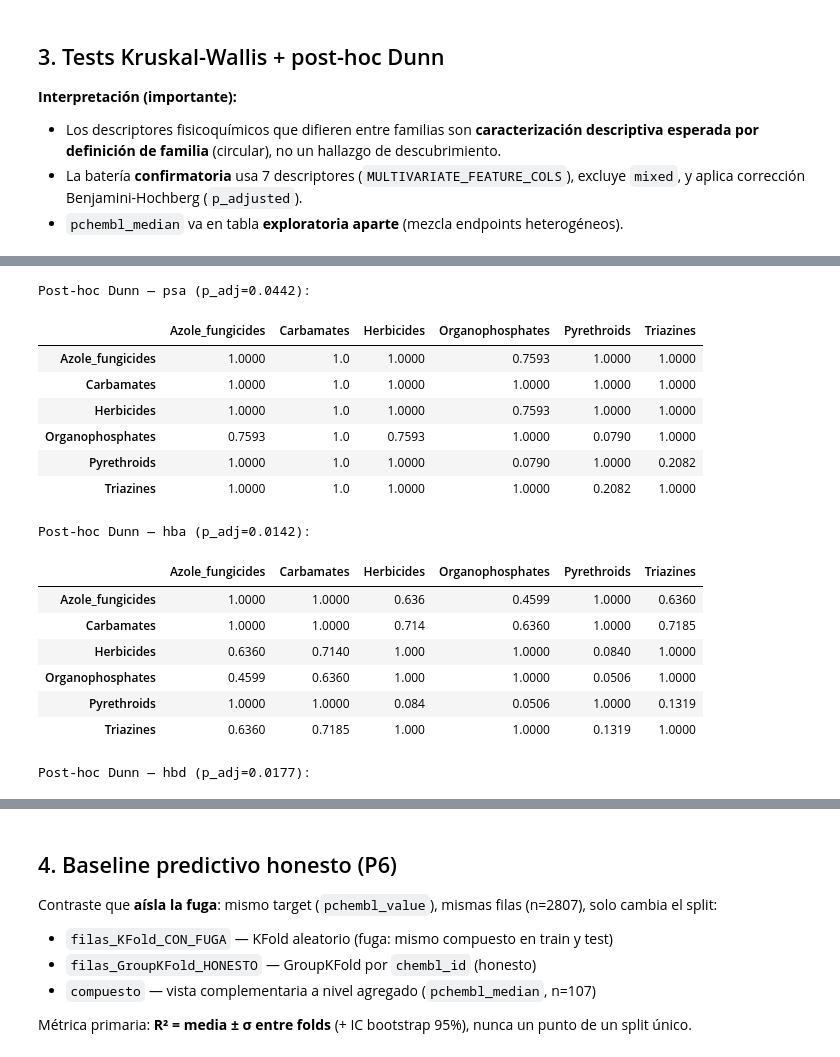
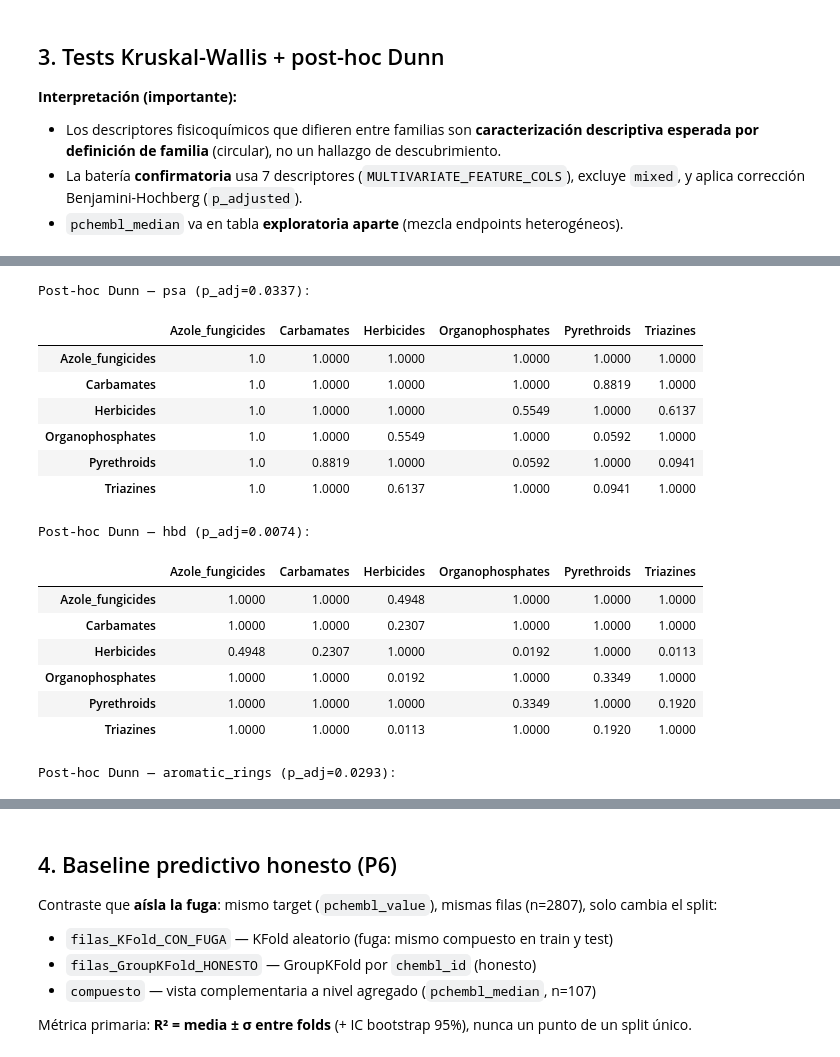
Before and after one commit to MateoDG2006/JIC2026, a Jupyter notebook: proyecto analisis/notebooks/fase4_modelado.ipynb, the cells around one changed output, grey strips where cells are left out. Saved outputs shown, nothing was run; the diff lists cells and outputs as text; code cells hidden in the pictures.

```diff
--- a/proyecto analisis/notebooks/fase4_modelado.ipynb
+++ b/proyecto analisis/notebooks/fase4_modelado.ipynb
@@ -131,5 +142,9 @@ labels = km["labels"]
 ari = cluster_vs_family_ari(labels, compounds["family"])
 print(f"ARI clusters vs family: {ari:.3f}")
 compounds["cluster"] = labels
-compounds.to_csv(COMPOUNDS_CSV, index=False)
+compounds.to_csv(COMPOUNDS_ALL_CSV, index=False)
+compounds_potency = compounds_potency.drop(columns=["cluster"], errors="ignore").merge(
+    compounds[["chembl_id", "cluster"]], on="chembl_id", how="left"
+)
+compounds_potency.to_csv(COMPOUNDS_POTENCY_CSV, index=False)
 # %% [output]
@@ -146,11 +161,18 @@ ARI clusters vs family: 0.080
 - La batería **confirmatoria** usa 7 descriptores (`MULTIVARIATE_FEATURE_COLS`), excluye `mixed`, y aplica corrección Benjamini-Hochberg (`p_adjusted`).
 - `pchembl_median` va en tabla **exploratoria aparte** (mezcla endpoints heterogéneos).
 # %%
-from src.analisis_proyecto.modeling.multivariate import MultivariateAnalyzer, drop_degenerate
+from src.analisis_proyecto.modeling.multivariate import (
+    MULTIVARIATE_FEATURE_COLS,
+    MultivariateAnalyzer,
+    drop_degenerate,
+)
 
-feat_cols, dropped = drop_degenerate(compounds, FEATURE_COLS)
+feat_cols = [c for c in MULTIVARIATE_FEATURE_COLS if c in compounds.columns]
+dropped = sorted(set(FEATURE_COLS) - set(MULTIVARIATE_FEATURE_COLS))
+feat_cols, dropped_degen = drop_degenerate(compounds, feat_cols)
+dropped = sorted(set(dropped) | set(dropped_degen))
 print(f"Descriptores multivariado: {feat_cols}")
-print(f"Descartados (near-zero variance): {dropped}")
+print(f"Descartados: {dropped}")
 
 stats_rows = [
     kruskal_by_family(compounds, v, exclude_groups=("mixed",))
@@ -167,34 +189,35 @@ stats_df = pd.DataFrame(stats_rows)
 display(stats_df.round(4))
 stats_df.to_csv(RESULTS_DIR / "stats_tests.csv", index=False)
 
-exploratory = kruskal_by_family(
-    compounds, "pchembl_median", exclude_groups=("mixed",)
-)
-exploratory["note"] = (
-    "EXPLORATORIO — pchembl_median mezcla 13 standard_type; no es target legítimo."
-)
-exploratory_df = pd.DataFrame([exploratory])
+mv = MultivariateAnalyzer().analyze(compounds, potency_compounds=compounds_potency)
+exploratory_df = pd.DataFrame(mv.exploratory_stats_rows)
 display(exploratory_df.round(4))
 exploratory_df.to_csv(RESULTS_DIR / "stats_tests_exploratory.csv", index=False)
 
-mv = MultivariateAnalyzer().analyze(compounds)
 (RESULTS_DIR / "clustering_summary.json").write_text(
     json.dumps(mv.summary, indent=2), encoding="utf-8"
 )
 print(mv.summary["cluster_validity_note"])
 
+exploratory = mv.exploratory_stats_rows[0]
 potency_p = exploratory.get("p")
-print(
-    f"\nHallazgo informativo: potencia mediana NO separa familias "
-    f"(p={potency_p:.2f}) — los descriptores separan por estructura, no por actividad."
+if potency_p is not None:
+    print(
+        f"\nHallazgo informativo: pchembl_median_binding NO separa familias "
+        f"(p={potency_p:.2f}) — los descriptores separan por estructura, no por actividad."
+    )
+
+boxplot_df = compounds.merge(
+    compounds_potency[["chembl_id", "pchembl_median_binding"]],
+    on="chembl_id",
+    how="left",
 )
-
-boxplot_vars = feat_cols[:5] + ["pchembl_median"]
+boxplot_vars = feat_cols[:5] + ["pchembl_median_binding"]
 fig, axes = plt.subplots(2, 3, figsize=(14, 8))
 for i, col in enumerate(boxplot_vars):
-    sns.boxplot(data=compounds, x="family", y=col, ax=axes.flatten()[i])
+    sns.boxplot(data=boxplot_df, x="family", y=col, ax=axes.flatten()[i])
     axes.flatten()[i].tick_params(axis="x", rotation=45)
-    title = col if col != "pchembl_median" else f"{col} (exploratorio)"
+    title = col if col != "pchembl_median_binding" else f"{col} (exploratorio, binding only)"
     axes.flatten()[i].set_title(title)
 plt.tight_layout()
 plt.savefig(FIG_DIR / "family_boxplots_annotated.png", bbox_inches="tight")
@@ -222,18 +245,18 @@ Post-hoc Dunn — alogp (p_adj=0.0083):
-Post-hoc Dunn — psa (p_adj=0.0442):
+Post-hoc Dunn — psa (p_adj=0.0337):
 |  | Azole_fungicides | Carbamates | Herbicides | Organophosphates | Pyrethroids | Triazines |
-| Azole_fungicides | 1.0000 | 1.0 | 1.0000 | 0.7593 | 1.0000 | 1.0000 |
-| Carbamates | 1.0000 | 1.0 | 1.0000 | 1.0000 | 1.0000 | 1.0000 |
-| Herbicides | 1.0000 | 1.0 | 1.0000 | 0.7593 | 1.0000 | 1.0000 |
-| Organophosphates | 0.7593 | 1.0 | 0.7593 | 1.0000 | 0.0790 | 1.0000 |
-| Pyrethroids | 1.0000 | 1.0 | 1.0000 | 0.0790 | 1.0000 | 0.2082 |
-| Triazines | 1.0000 | 1.0 | 1.0000 | 1.0000 | 0.2082 | 1.0000 |
+| Azole_fungicides | 1.0 | 1.0000 | 1.0000 | 1.0000 | 1.0000 | 1.0000 |
+| Carbamates | 1.0 | 1.0000 | 1.0000 | 1.0000 | 0.8819 | 1.0000 |
+| Herbicides | 1.0 | 1.0000 | 1.0000 | 0.5549 | 1.0000 | 0.6137 |
+| Organophosphates | 1.0 | 1.0000 | 0.5549 | 1.0000 | 0.0592 | 1.0000 |
+| Pyrethroids | 1.0 | 0.8819 | 1.0000 | 0.0592 | 1.0000 | 0.0941 |
+| Triazines | 1.0 | 1.0000 | 0.6137 | 1.0000 | 0.0941 | 1.0000 |
-Post-hoc Dunn — hba (p_adj=0.0142):
+Post-hoc Dunn — hbd (p_adj=0.0074):
 |  | Azole_fungicides | Carbamates | Herbicides | Organophosphates | Pyrethroids | Triazines |
-| Azole_fungicides | 1.0000 | 1.0000 | 0.636 | 0.4599 | 1.0000 | 0.6360 |
-| Carbamates | 1.0000 | 1.0000 | 0.714 | 0.6360 | 1.0000 | 0.7185 |
-| Herbicides | 0.6360 | 0.7140 | 1.000 | 1.0000 | 0.0840 | 1.0000 |
-| Organophosphates | 0.4599 | 0.6360 | 1.000 | 1.0000 | 0.0506 | 1.0000 |
-| Pyrethroids | 1.0000 | 1.0000 | 0.084 | 0.0506 | 1.0000 | 0.1319 |
-| Triazines | 0.6360 | 0.7185 | 1.000 | 1.0000 | 0.1319 | 1.0000 |
+| Azole_fungicides | 1.0000 | 1.0000 | 0.4948 | 1.0000 | 1.0000 | 1.0000 |
+| Carbamates | 1.0000 | 1.0000 | 0.2307 | 1.0000 | 1.0000 | 1.0000 |
+| Herbicides | 0.4948 | 0.2307 | 1.0000 | 0.0192 | 1.0000 | 0.0113 |
+| Organophosphates | 1.0000 | 1.0000 | 0.0192 | 1.0000 | 0.3349 | 1.0000 |
+| Pyrethroids | 1.0000 | 1.0000 | 1.0000 | 0.3349 | 1.0000 | 0.1920 |
+| Triazines | 1.0000 | 1.0000 | 0.0113 | 1.0000 | 0.1920 | 1.0000 |
-Post-hoc Dunn — hbd (p_adj=0.0177):
+Post-hoc Dunn — aromatic_rings (p_adj=0.0293):
 |  | Azole_fungicides | Carbamates | Herbicides | Organophosphates | Pyrethroids | Triazines |
```
Also changed, not shown: parts of 9 cells of this notebook, 31 other files.
